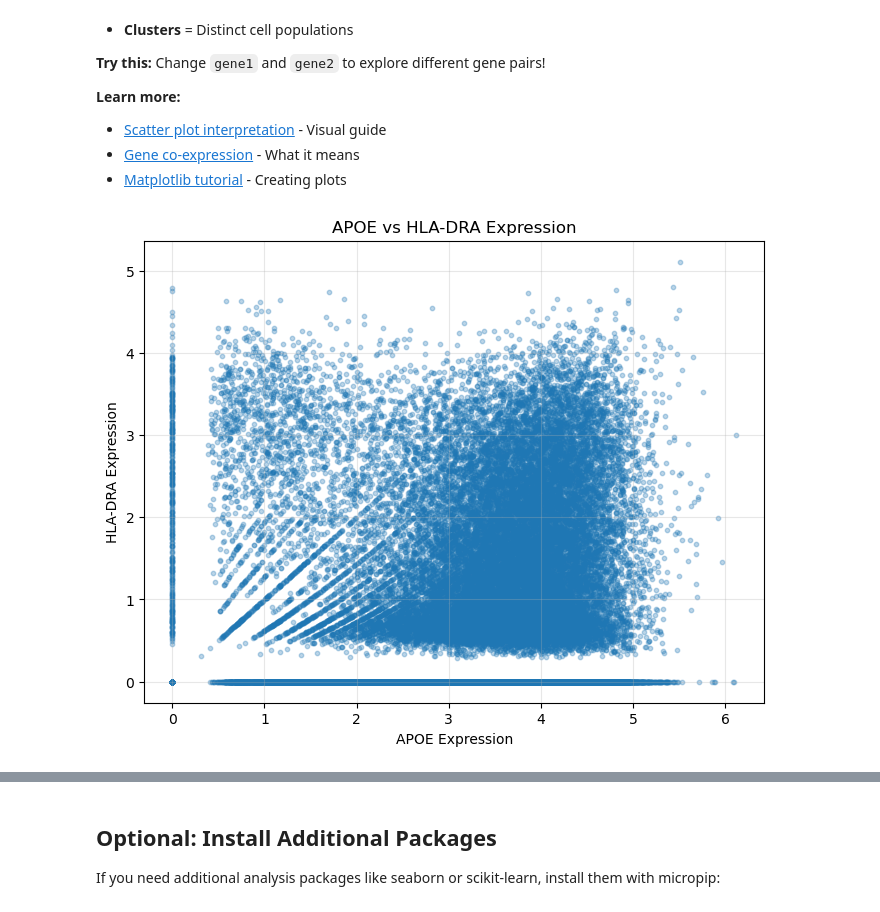
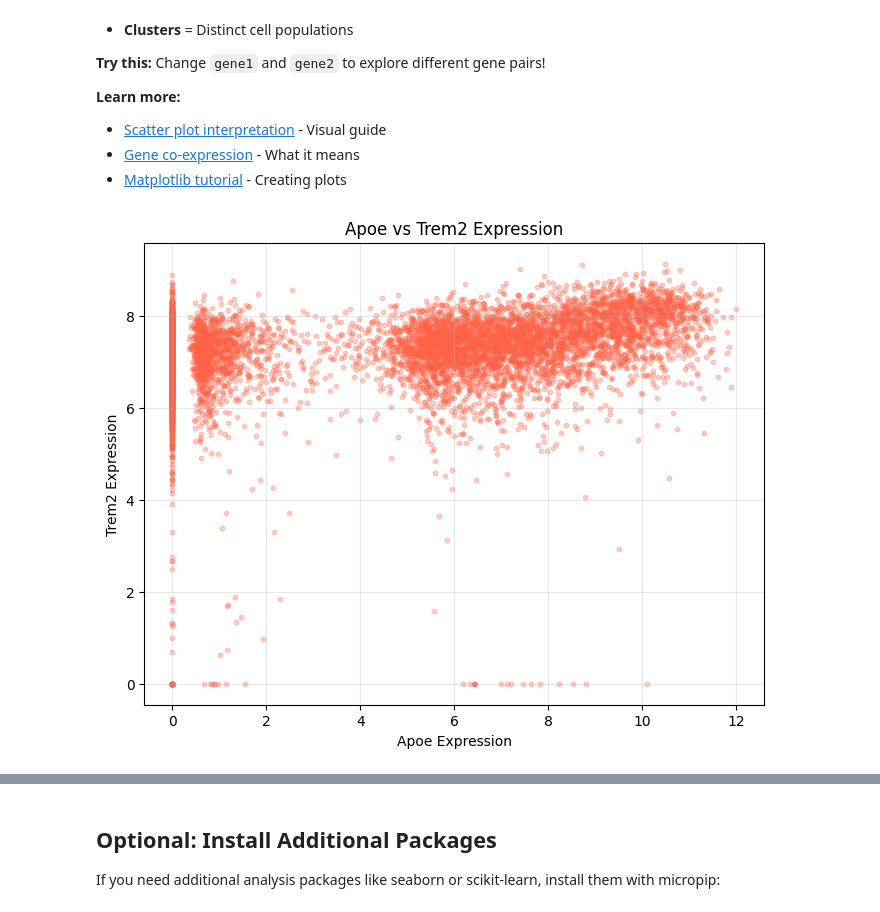
Before and after one commit to fierslab/anthive, a Jupyter notebook: webapp-src/jupyter/Getting_Started.ipynb, the cells around one changed output, grey strips where cells are left out. Saved outputs shown, nothing was run; the diff lists cells and outputs as text; code cells hidden in the pictures.

```diff
--- a/webapp-src/jupyter/Getting_Started.ipynb
+++ b/webapp-src/jupyter/Getting_Started.ipynb
@@ -214,25 +218,22 @@ Most analyses use the **normalized** layer ("data") because it accounts for tech
 - [Understanding t-SNE](https://distill.pub/2016/misread-tsne/) - Common pitfalls
 # %%
 # Use first database (or replace with any database you like:
-db_id = databases.iloc[0]['id']
+db_id = 'SF9/SAN'
+# or try: db_id = databases.iloc[0]['id']
 print(f"Selected database: {db_id}")
 print()
 
-# Get database info
+# Get some database info
 info = client.get_database_info(db_id)
-print(f"Cells: {info['n_cells']:,}")
-print(f"Genes: {info['n_genes']:,}")
-print(f"Available layers: {', '.join(info['layers']) if info['layers'] else 'None'}")
-print(f"Available embeddings: {', '.join(info['embeddings']) if info['embeddings'] else 'None'}")
+print(f"Cells       : {info['n_cells']:,}")
+print(f"Genes       : {info['n_genes']:,}")
+print(f"Layers      : {', '.join(info['layers']) if info['layers'] else 'None'}")
+print(f"Embeddings  : {', '.join(info['embeddings']) if info['embeddings'] else 'None'}")
 
 # Determine which layer to use (prefer "X", fallback to first available)
-if 'X' in info['layers']:
-    layer = 'X'
-elif info['layers']:
-    layer = info['layers'][0]
-else:
-    layer = 'ERROR!'
+layer = info.get('default_layer')
+if not layer:
     print("Warning: Cannot find a proper layer??")
 
-print(f"\nUsing layer: {layer}")
+print(f"\nUsing layer : {layer}")
 # %% [output]
@@ -303,18 +308,18 @@ Choose genes relevant to your research question:
 - [Interpreting scRNA-seq data](https://www.sc-best-practices.org/introduction/analysis_tools.html) - Analysis guide
 # %%
 # replace with genes of interest:
-query_genes = ['APOE', 'MALAT1', 'TREM2', 'HLA-DRA']
+query_genes = ['Apoe', 'Trem2']
 
 # get expression data
-df = client.get_cells(
+data = client.get_cells(
     db_id,
     genes=query_genes,
-    layer='data',  # Use detected layer
+    layer=layer,         # Use detected layer
     format='dataframe'
 )
 
-print(f"Retrieved {len(df)} cells")
-print(f"Columns: {', '.join(df.columns)}")
+print(f"Retrieved {len(data)} cells")
+print(f"Genes: {', '.join(data.columns)}")
 print()
-df.head()
+data.head()
 # %% [output]
@@ -354,17 +359,17 @@ Let's create a **scatter plot** to explore the relationship between two genes.
 # %%
 
 # genes just selected
 gene1 = query_genes[0]
-gene2 = query_genes[3]
+gene2 = query_genes[1]
 
 # Scatter plot of gene1 vs gene2
 plt.figure(figsize=(8, 6))
-plt.scatter(df[gene1], df[gene2], alpha=0.3, s=10)
+plt.scatter(data[gene1], data[gene2], alpha=0.3, s=10, c='tomato')
 plt.xlabel(f'{gene1} Expression')
 plt.ylabel(f'{gene2} Expression')
 plt.title(f'{gene1} vs {gene2} Expression')
 plt.grid(True, alpha=0.3)
 plt.show()
 # %% [output]
-[figure, old version]
+[figure, new version]
 # %% [markdown]
```
Also changed, not shown: parts of 18 cells of this notebook, 11 other files.
